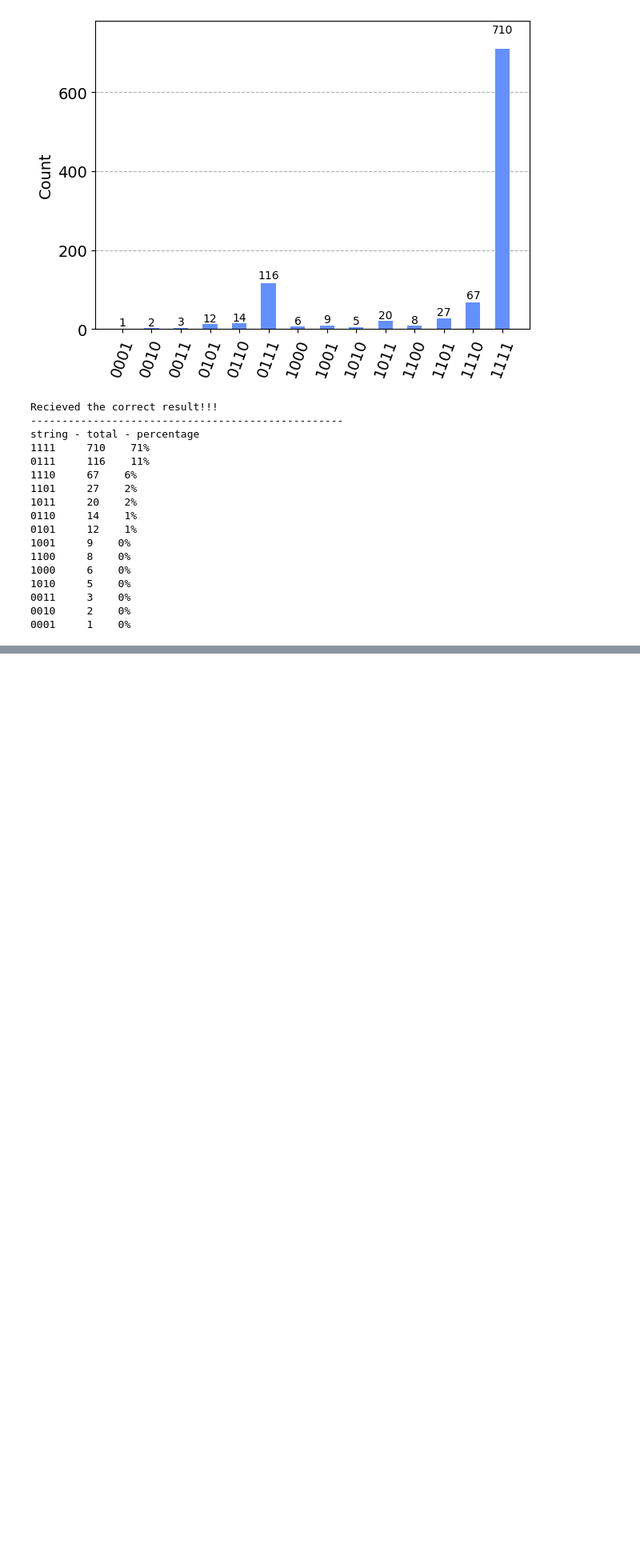
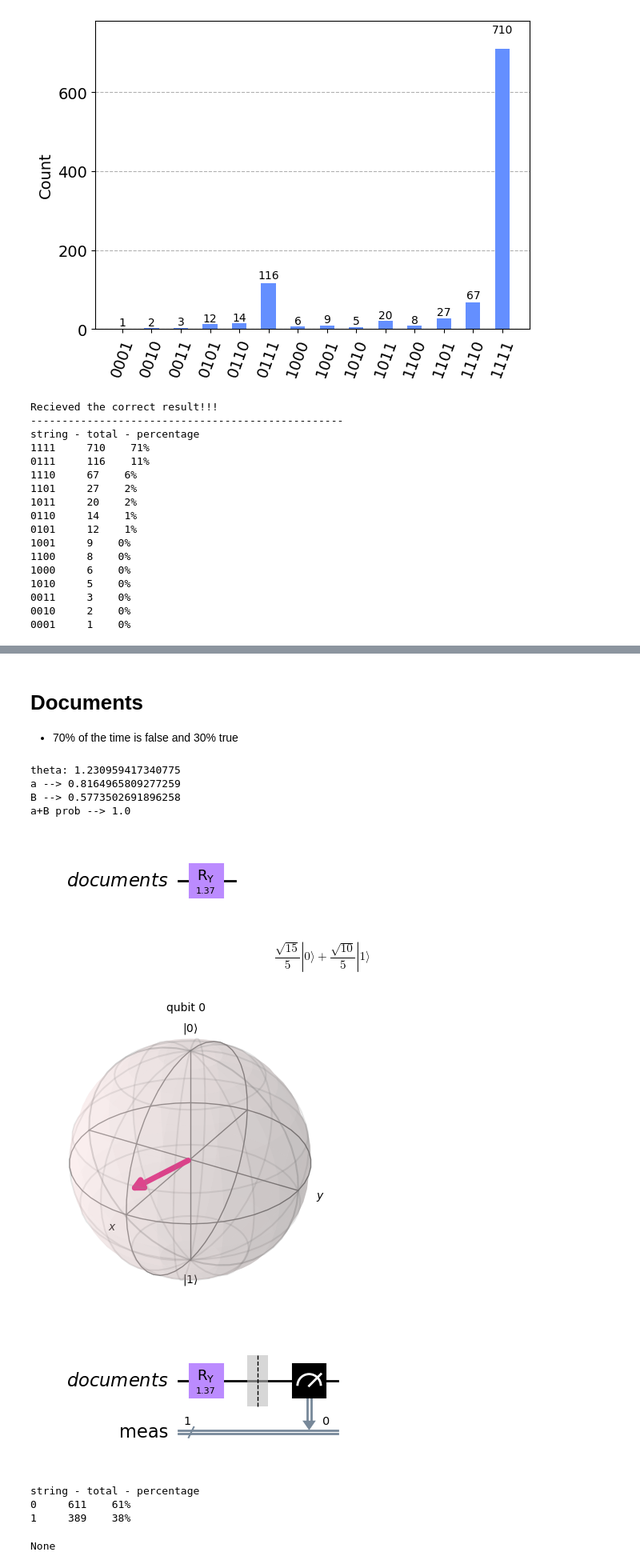
Before and after one commit to Dpbm/QPapersPlease, a Jupyter notebook: papers-please.ipynb, the cells around one changed output, grey strips where cells are left out. Shown at 80% size. Drawn from its saved outputs; the diff is of its cells as text; code cells hidden in the pictures; blank space fills up the shorter version.

Commit message:
added probabilities to false_info and all_documents in the generate person algorithm

```diff
--- a/papers-please.ipynb
+++ b/papers-please.ipynb
@@ -160,0 +169,55 @@ string - total - percentage
+# %% [markdown]
+# Documents
+
+- 70% of the time is false and 30% true
+# %%
+def get_theta(B):
+    return np.arcsin(B) * 2
+# %%
+#a = cos(theta/2)
+#B = e^(i phi) sin(theta/2)
+
+B = 1/np.sqrt(3)
+theta = get_theta(B)
+a = np.cos(theta/2)
+print(f'theta: {theta}')
+print(f'a --> {a}')
+print(f'B --> {B}')
+print(f'a+B prob --> {a**2+B**2}')
+# %% [output]
+theta: 1.230959417340775
+a --> 0.8164965809277259
+B --> 0.5773502691896258
+a+B prob --> 1.0
+# %%
+def show_stats(shots, result):
+    get_percentage = lambda total, x: (x/total)*100
+    ordered_result = dict(sorted(result.items(), key=lambda item: item[1], reverse=True))
+
+    print("string - total - percentage")
+    for bit_string, total in list(ordered_result.items()):
+        print(f'{bit_string}     {total}    {int(get_percentage(shots, total))}%')
+# %%
+def test_probabilities(circuit):
+    display(circuit.draw('mpl'))
+    display(Statevector(circuit).draw('latex'))
+    display(plot_bloch_multivector(circuit))
+
+    circuit.measure_all()
+
+    display(circuit.draw('mpl'))
+    measurement_result = Aer.get_backend('aer_simulator').run(circuit, shots=1000).result().get_counts()
+    display(show_stats(1000, measurement_result))
+# %%
+documents_prob_test = QuantumCircuit(all_documents)
+documents_prob_test.ry(theta, all_documents)
+test_probabilities(documents_prob_test)
+# %% [output]
+[figure, added]
+$$\frac{\sqrt{15}}{5} |0\rangle+\frac{\sqrt{10}}{5} |1\rangle$$
+[figure, added]
+[figure, added]
+string - total - percentage
+0     611    61%
+1     389    38%
+None
```
Also changed, not shown: parts of 6 cells of this notebook.
